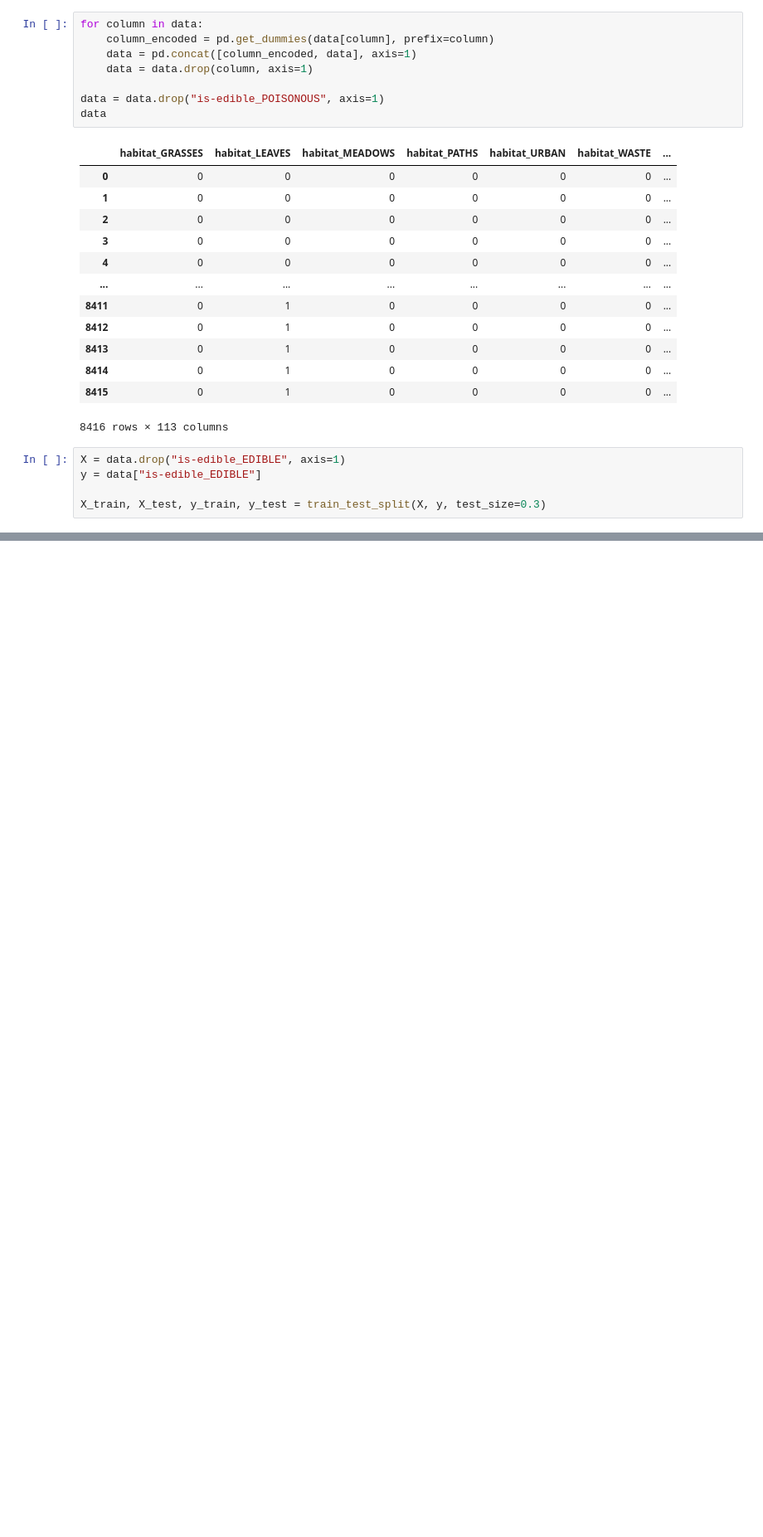
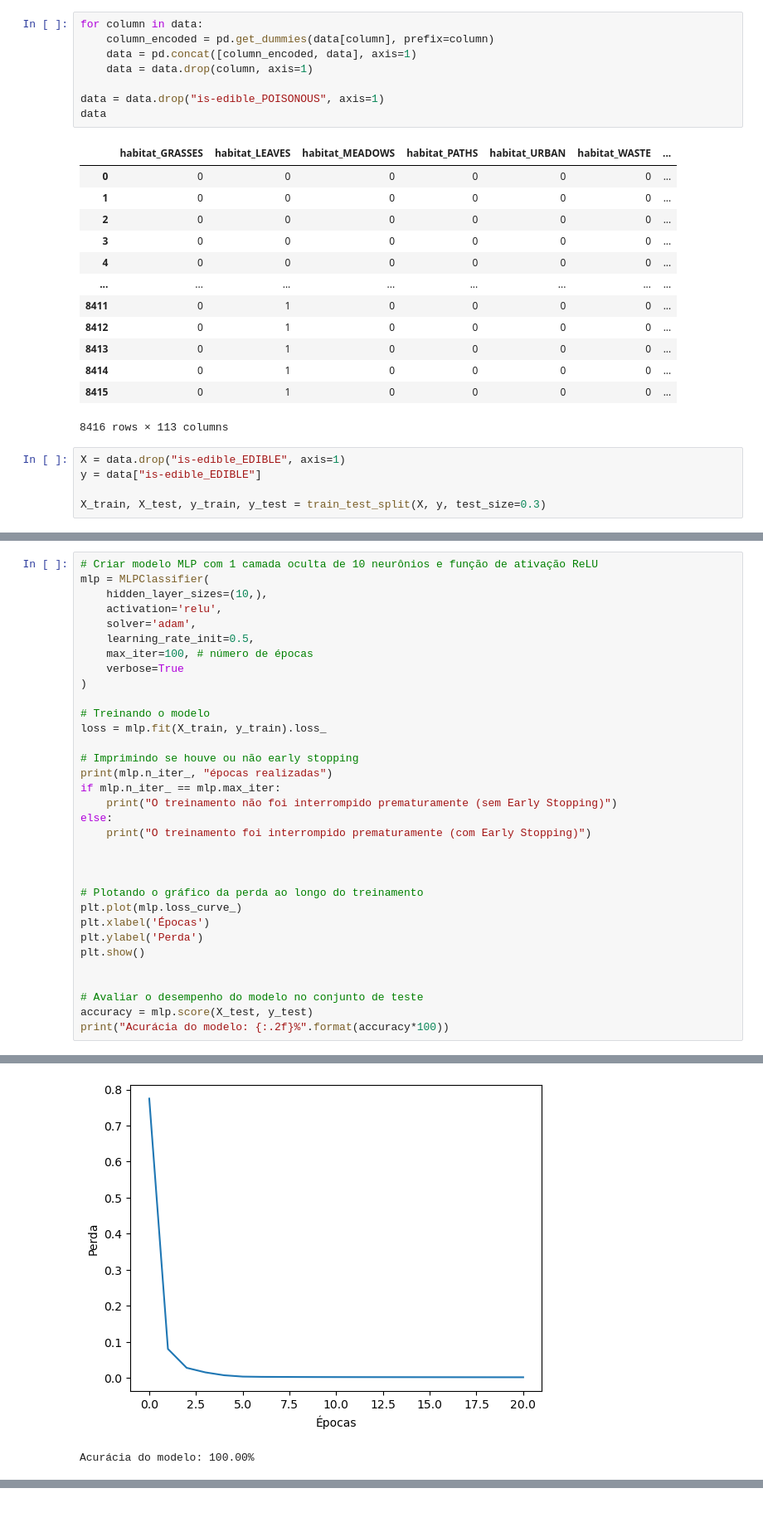
Before and after one commit to Glomyer/rna-2022.2-aa3, a Jupyter notebook: exploratory_analysis.ipynb, the cells around one changed output, grey strips where cells are left out. Shown at 83% size. Saved outputs shown, nothing was run; the diff lists cells and outputs as text; blank space fills up the shorter version.

Commit message:
feat: training neural network

```diff
--- a/exploratory_analysis.ipynb
+++ b/exploratory_analysis.ipynb
@@ -150,0 +169,34 @@ X_train, X_test, y_train, y_test = train_test_split(X, y, test_size=0.3)
+# %%
+# Criar modelo MLP com 1 camada oculta de 10 neurônios e função de ativação ReLU
+mlp = MLPClassifier(
+    hidden_layer_sizes=(10,),
+    activation='relu',
+    solver='adam',
+    learning_rate_init=0.5,
+    max_iter=100, # número de épocas
+    verbose=True
+)
+
+# Treinando o modelo
+loss = mlp.fit(X_train, y_train).loss_
+
+# Imprimindo se houve ou não early stopping
+print(mlp.n_iter_, "épocas realizadas")
+if mlp.n_iter_ == mlp.max_iter:
+    print("O treinamento não foi interrompido prematuramente (sem Early Stopping)")
+else:
+    print("O treinamento foi interrompido prematuramente (com Early Stopping)")
+
+
+
+# Plotando o gráfico da perda ao longo do treinamento
+plt.plot(mlp.loss_curve_)
+plt.xlabel('Épocas')
+plt.ylabel('Perda')
+plt.show()
+
+
+# Avaliar o desempenho do modelo no conjunto de teste
+accuracy = mlp.score(X_test, y_test)
+print("Acurácia do modelo: {:.2f}%".format(accuracy*100))
+# %% [output]
@@ -150,0 +220,2 @@ X_train, X_test, y_train, y_test = train_test_split(X, y, test_size=0.3)
+[figure, added]
+Acurácia do modelo: 100.00%
```
Also changed, not shown: parts of 5 cells of this notebook.
